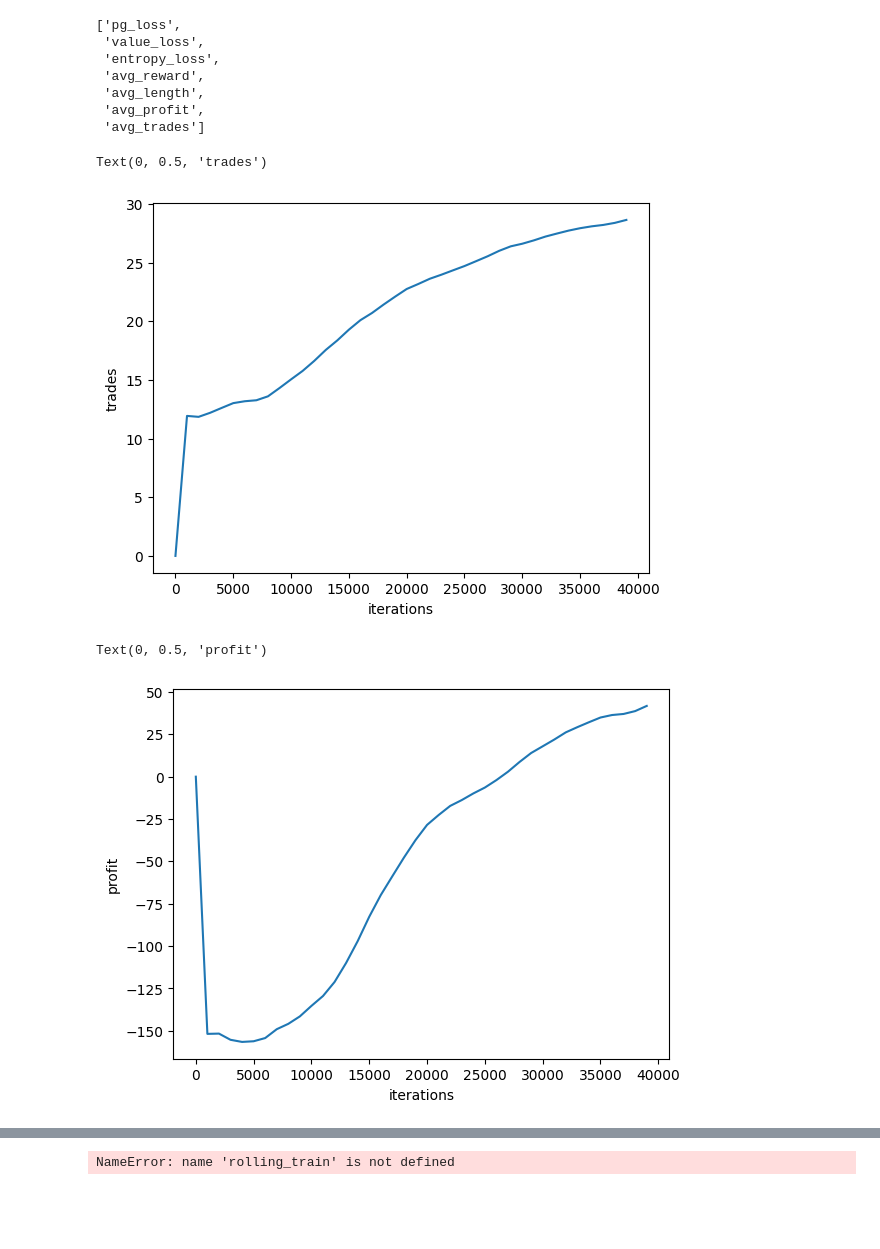
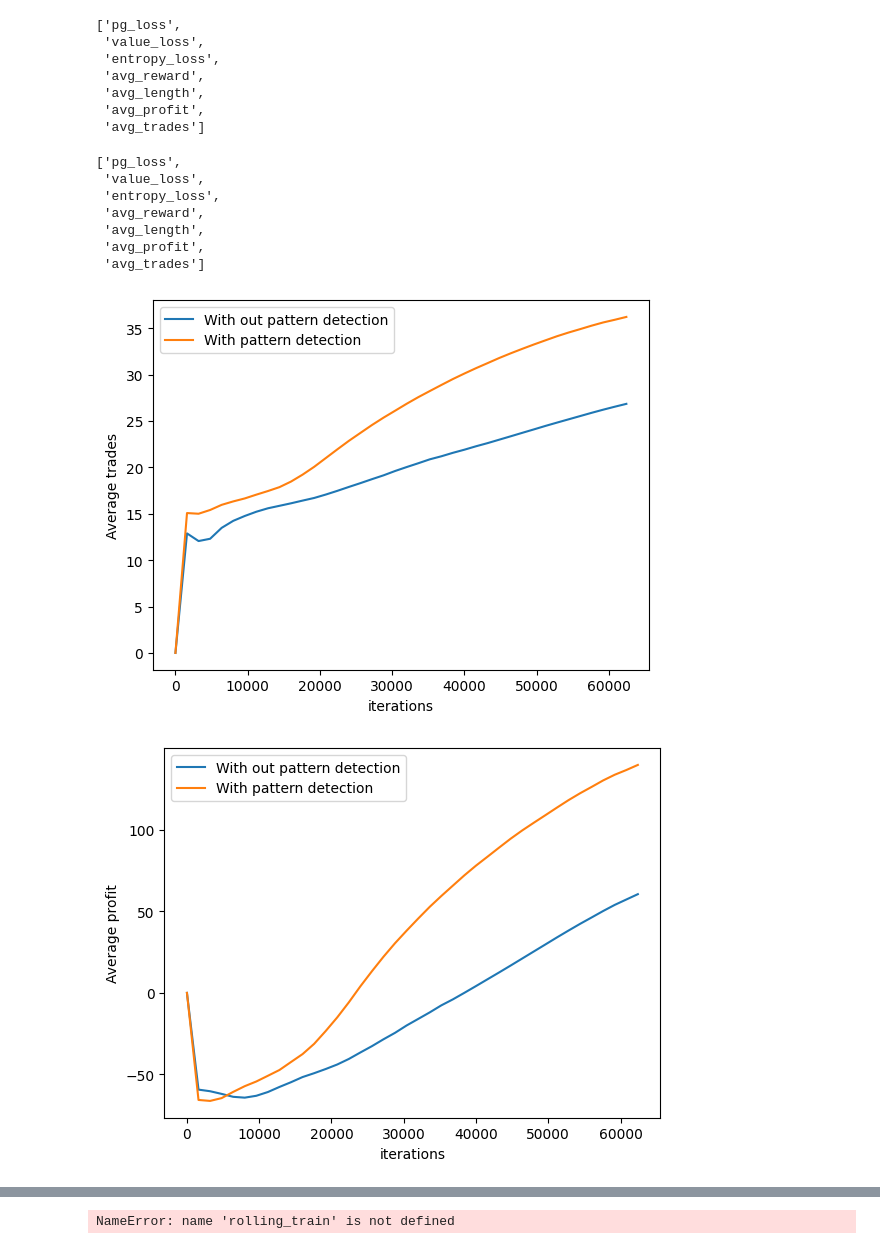
Before and after one commit to captanlevi/StockOverflow, a Jupyter notebook: ppoBook.ipynb, the cells around one changed output, grey strips where cells are left out. Cells and saved outputs as stored; diff of their text form; code cells hidden in the pictures; blank space fills up the shorter version.

```diff
--- a/ppoBook.ipynb
+++ b/ppoBook.ipynb
@@ -183,6 +214,6 @@ STONK_ROLL_8 ---- 1 metric avg_trades = 2.515625
 KeyboardInterrupt:
 # %%
-logger : Logger = Logger.load(path= "Rushi/models_low_features/logger_roll_1.pt")
+logger : Logger = Logger.load(path= "Rushi/models_long_term_trained/logger_roll_1.pt")
 logger.getAllMetricNames()
 # %% [output]
 ['pg_loss',
@@ -192,21 +223,35 @@ logger.getAllMetricNames()
  'avg_length',
  'avg_profit',
  'avg_trades']
+# %%
+logger_patterns : Logger = Logger.load(path= "Rushi/models_long_term_patterns/logger_roll_1.pt")
+logger.getAllMetricNames()
+# %% [output]
+['pg_loss',
+ 'value_loss',
+ 'entropy_loss',
+ 'avg_reward',
+ 'avg_length',
+ 'avg_profit',
+ 'avg_trades']
 # %%
-X = np.arange(len(logger.getMetric("avg_trades")))*1000
+X = np.arange(len(logger.getMetric("avg_trades")))*1600
 
-plt.plot(X,logger.getMetric("avg_trades"))
+plt.plot(X,logger.getMetric("avg_trades"), label = "With out pattern detection")
+plt.plot(X,logger_patterns.getMetric("avg_trades"), label = "With pattern detection")
 plt.xlabel("iterations")
-plt.ylabel("trades")
+plt.ylabel("Average trades")
+plt.legend()
+plt.show()
 # %% [output]
-Text(0, 0.5, 'trades')
-[figure, old version]
+[figure, new version]
 # %%
-X = np.arange(len(logger.getMetric("avg_profit")))*1000
-
-plt.plot(X,logger.getMetric("avg_profit"))
+X = np.arange(len(logger.getMetric("avg_profit")))*1600
+plt.plot(X,logger.getMetric("avg_profit"), label = "With out pattern detection")
+plt.plot(X,logger_patterns.getMetric("avg_profit"), label = "With pattern detection")
 plt.xlabel("iterations")
-plt.ylabel("profit")
+plt.ylabel("Average profit")
+plt.legend()
+plt.show()
 # %% [output]
-Text(0, 0.5, 'profit')
-[figure, old version]
+[figure, new version]
```
Also changed, not shown: parts of 8 cells of this notebook, 47 other files.
